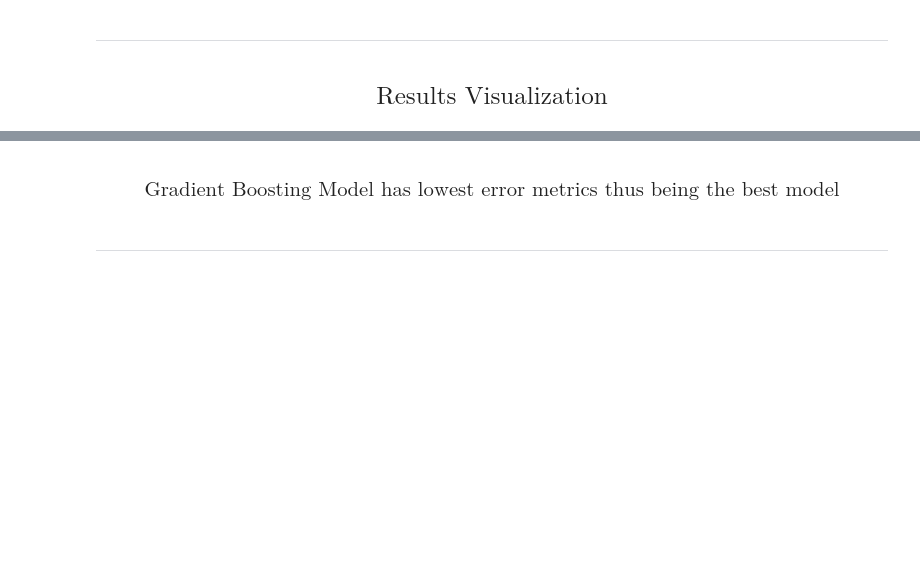
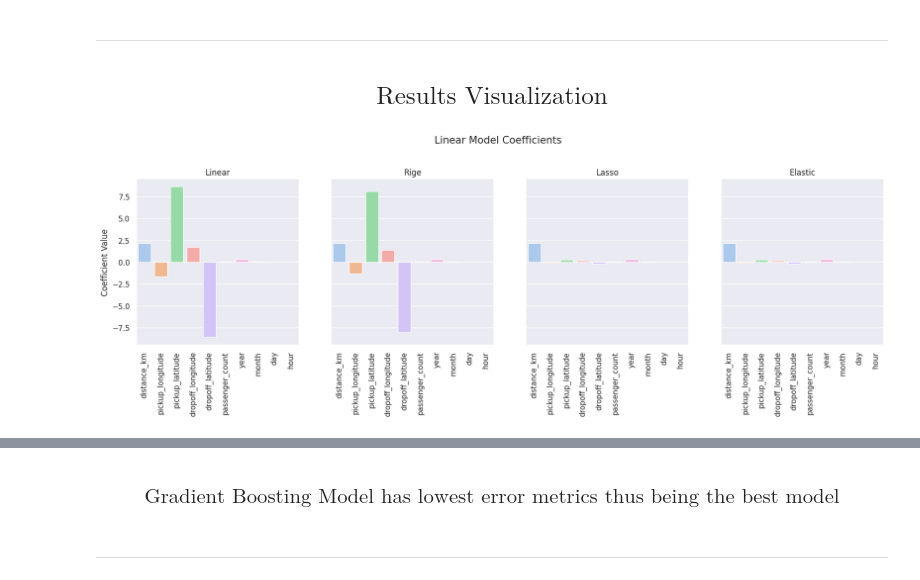
Before and after one commit to SafoanMiah/uber_models, a Jupyter notebook: notebooks/model_training.ipynb, the cells around one changed output, grey strips where cells are left out. Drawn from its saved outputs; the diff is of its cells as text; code cells hidden in the pictures; blank space fills up the shorter version.

```diff
--- a/notebooks/model_training.ipynb
+++ b/notebooks/model_training.ipynb
@@ -483,0 +447,19 @@ fig.update_layout(
+# %%
+sns.set_theme(style='darkgrid', font='DejaVu Sans')
+# %%
+fig, ax = plt.subplots(ncols=linear_exp['label'].nunique(), figsize=(20,5), sharey=True, sharex=True)
+
+
+linears_models = linear_exp['label'].unique()
+
+for i,j in enumerate(linears_models):
+    sns.barplot(ax=ax[i], data=linear_exp[linear_exp['label'] == j], x='columns', y='coefficients', palette='pastel', ci=None)
+    ax[i].set_title(j.title())
+    ax[i].tick_params(axis='x', rotation=90)
+    ax[i].set_ylabel('Coefficient Value')
+    ax[i].set_xlabel('')
+
+fig.suptitle('Linear Model Coefficients', size=15)
+fig.subplots_adjust(top=0.8)
+# %% [output]
+[figure, added]
```
Also changed, not shown: parts of 22 cells of this notebook, 1 other file.
